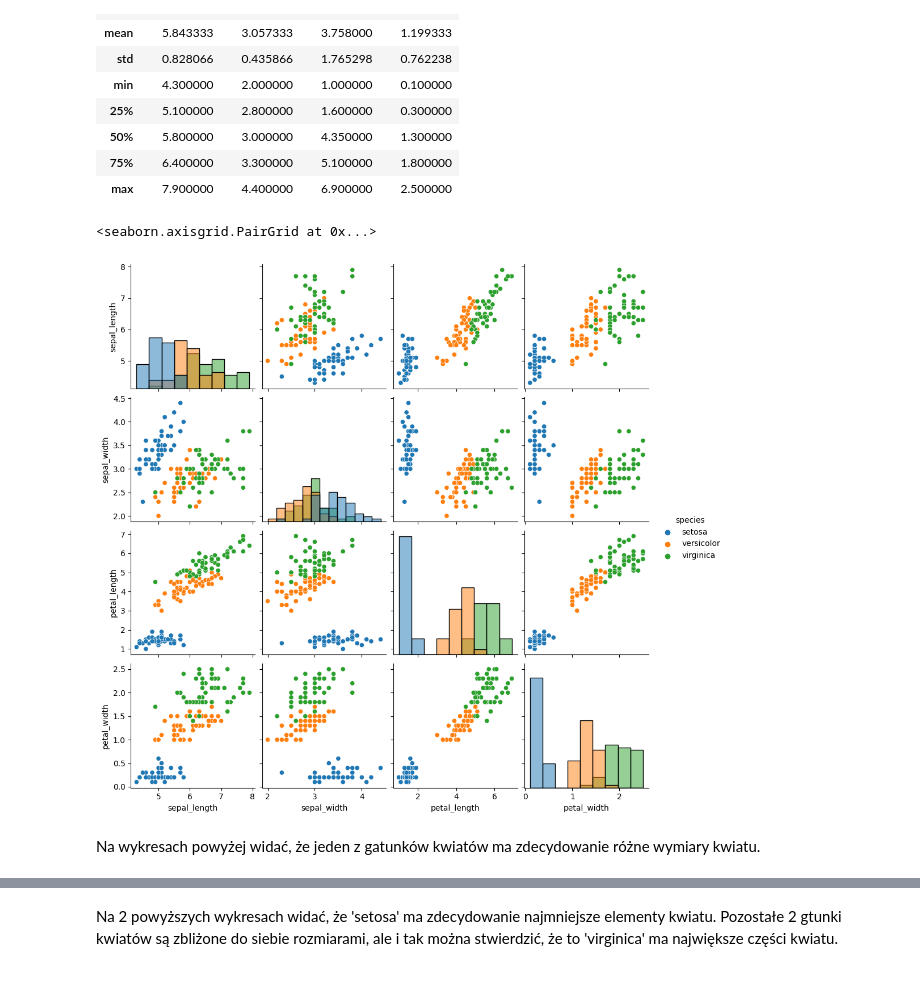
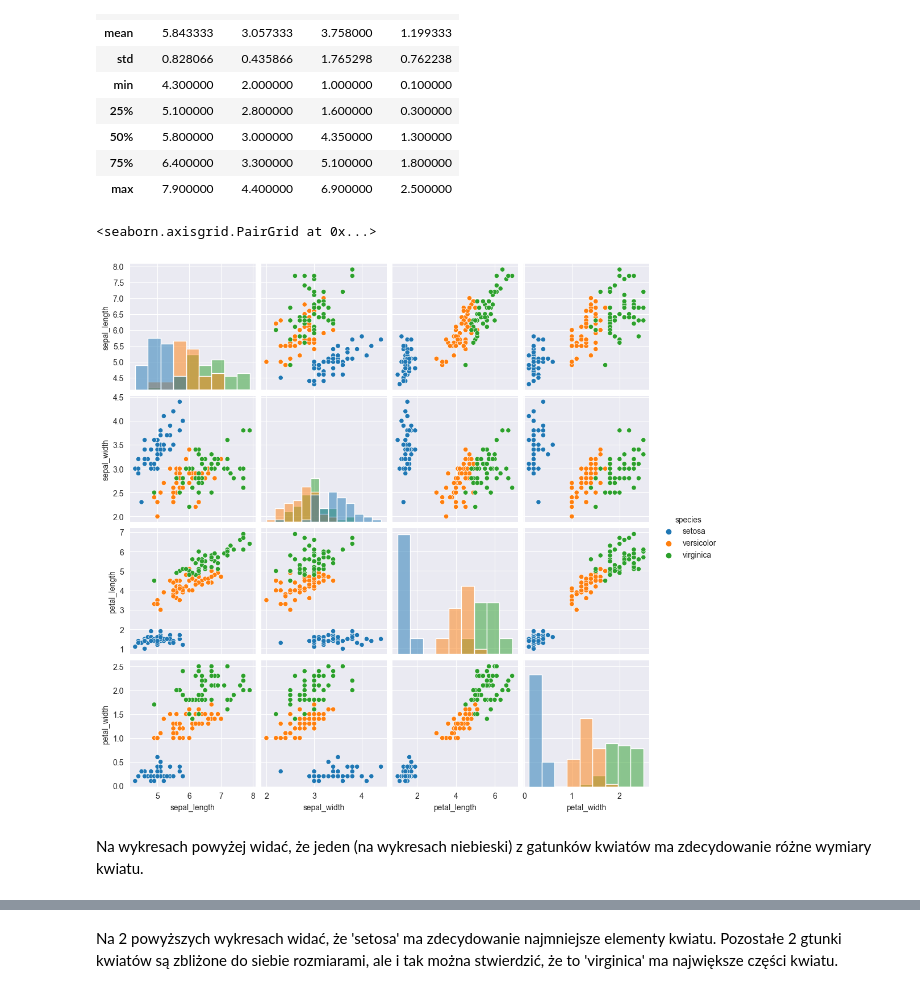
Before and after one commit to Urgith/data_science, a Jupyter notebook: seaborn_datasets/done/08_iris.ipynb, the cells around one changed output, grey strips where cells are left out. Saved outputs shown, nothing was run; the diff lists cells and outputs as text; code cells hidden in the pictures.

```diff
--- a/seaborn_datasets/done/08_iris.ipynb
+++ b/seaborn_datasets/done/08_iris.ipynb
@@ -46,12 +46,13 @@ df.describe()
 | 75% | 6.400000 | 3.300000 | 5.100000 | 1.800000 |
 | max | 7.900000 | 4.400000 | 6.900000 | 2.500000 |
 # %%
+sns.set_style('darkgrid')
 sns.pairplot(df, hue='species', diag_kind='hist')
 # %% [output]
 <seaborn.axisgrid.PairGrid at 0x...>
-[figure, old version]
+[figure, new version]
 # %% [markdown]
-Na wykresach powyżej widać, że jeden z gatunków kwiatów ma zdecydowanie różne wymiary kwiatu.
+Na wykresach powyżej widać, że jeden (na wykresach niebieski) z gatunków kwiatów ma zdecydowanie różne wymiary kwiatu.
 # %%
 sns.boxplot(data=df, x='species', y='petal_width')
 # %% [output]
```
Also changed, not shown: parts of 5 cells of this notebook, 15 other files.
